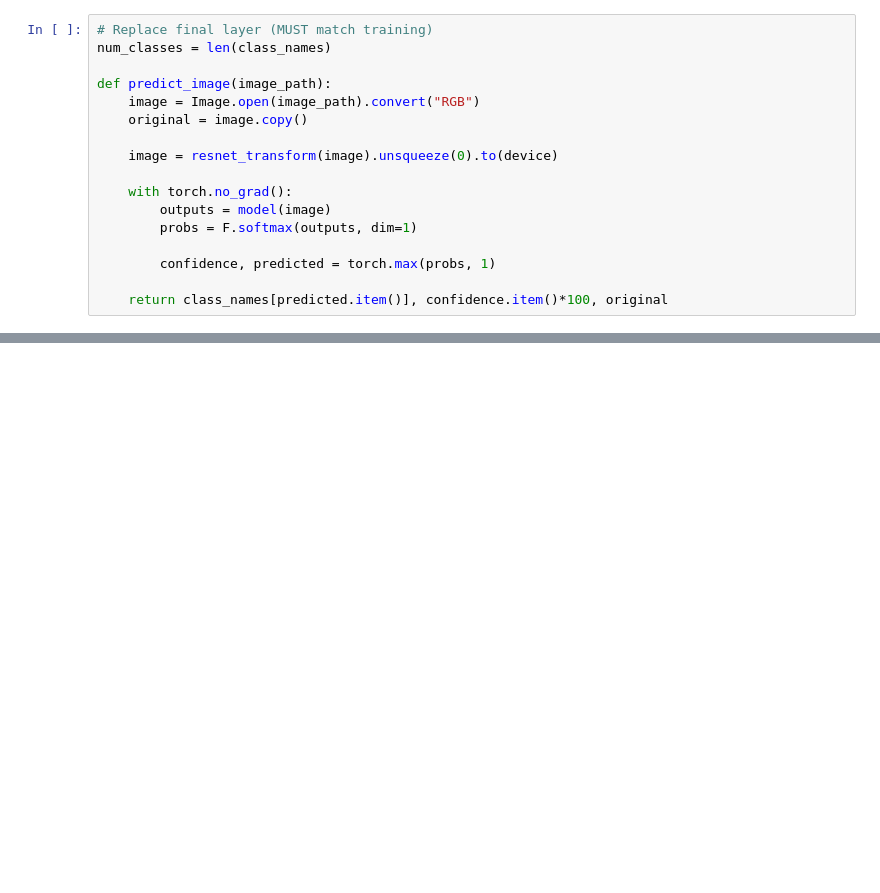
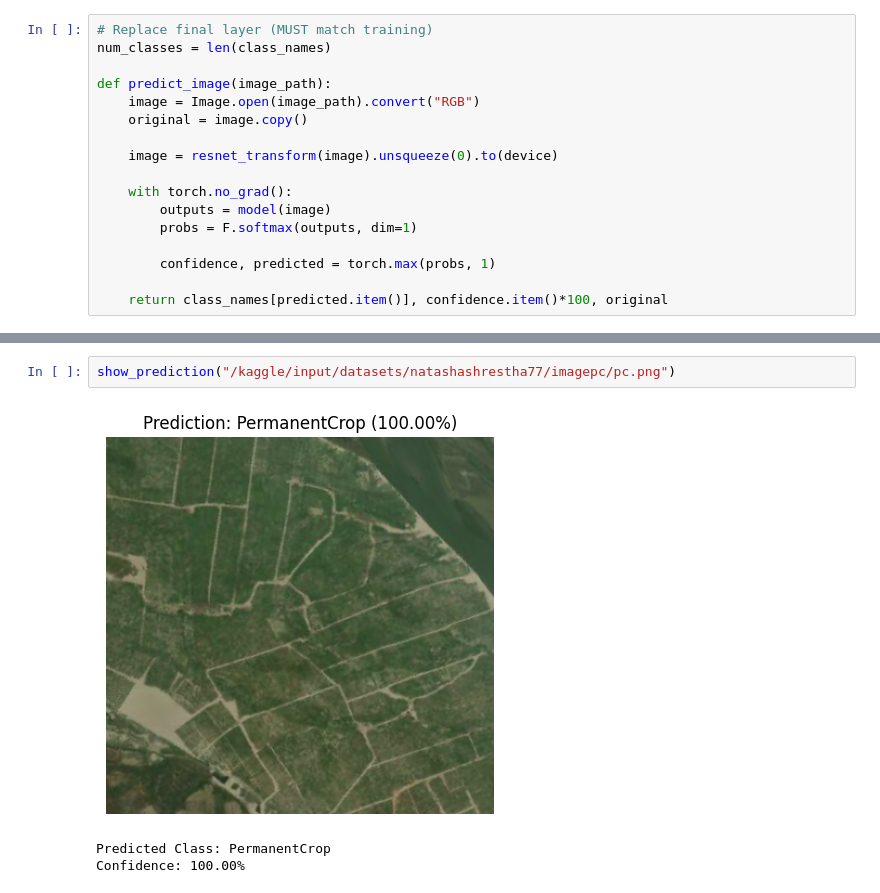
Before and after one commit to Natashaa7/EuroSAT-Land-Cover-Classification, a Jupyter notebook: Land Cover Classification.ipynb, the cells around one changed output, grey strips where cells are left out. Saved outputs shown, nothing was run; the diff lists cells and outputs as text; blank space fills up the shorter version.

```diff
--- a/Land Cover Classification.ipynb
+++ b/Land Cover Classification.ipynb
@@ -964,0 +1514,6 @@ Confidence: 73.31%
+# %%
+show_prediction("/kaggle/input/datasets/natashashrestha77/imagepc/pc.png")
+# %% [output]
+[figure, added]
+Predicted Class: PermanentCrop
+Confidence: 100.00%
```
Also changed, not shown: parts of 69 cells of this notebook, 4 other files.
